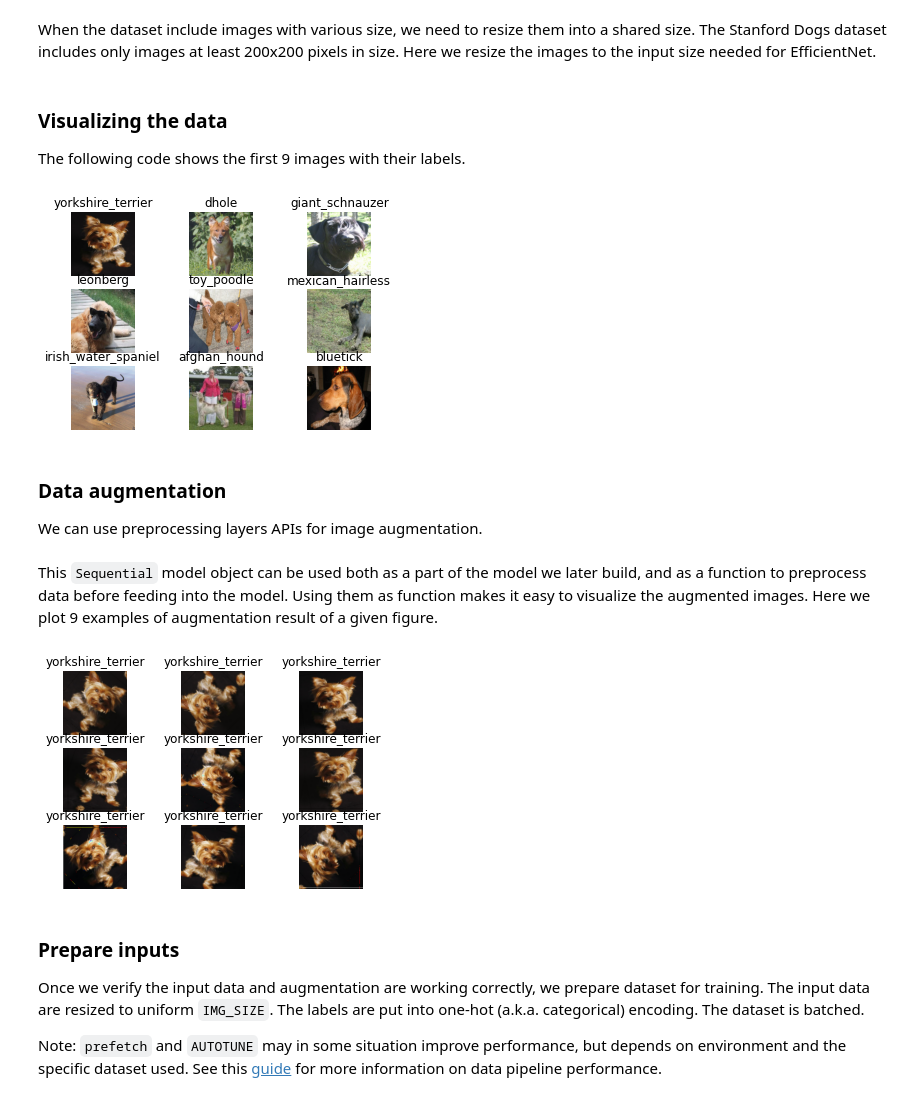
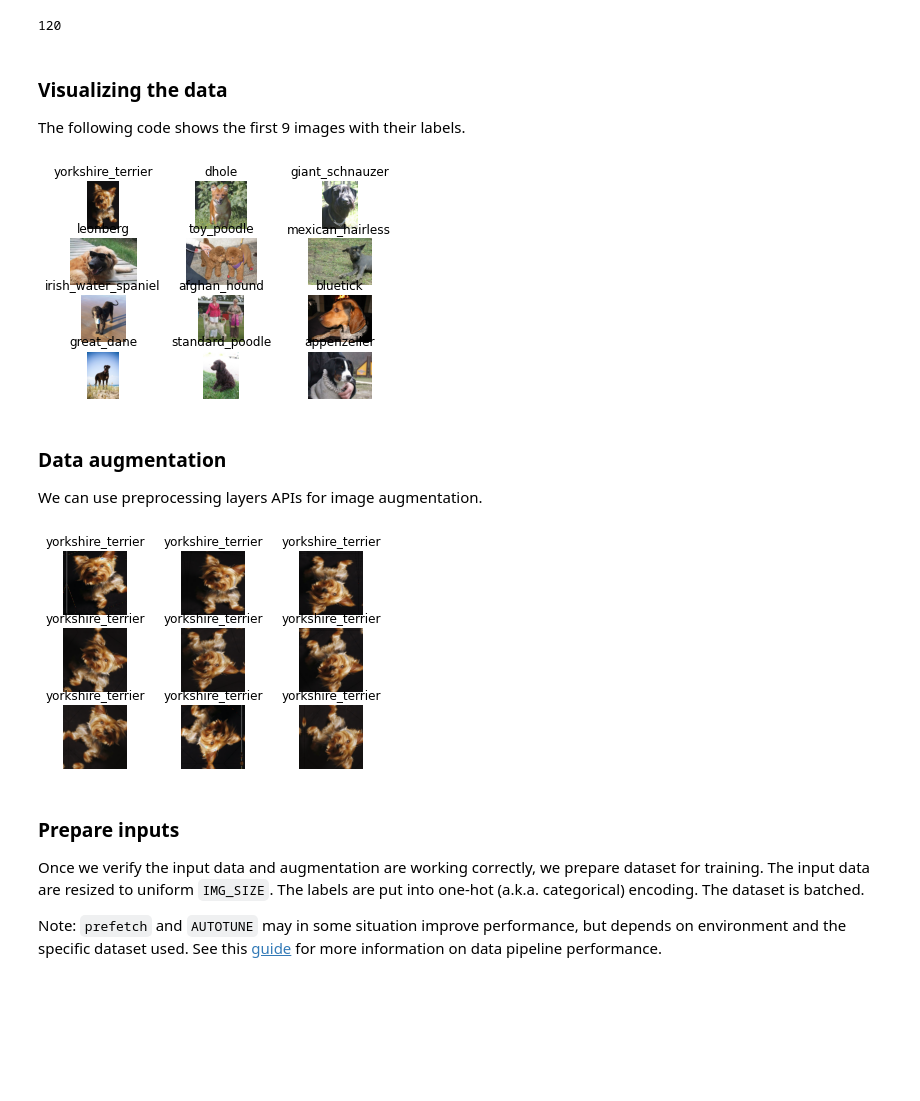
Before and after one commit to tabris2015/dog-breed-detection-service, a Jupyter notebook: notebooks/efficientnet_transfer_learning.ipynb, the cells around one changed output. Cells and saved outputs as stored; diff of their text form; code cells hidden in the pictures; blank space fills up the shorter version.

```diff
--- a/notebooks/efficientnet_transfer_learning.ipynb
+++ b/notebooks/efficientnet_transfer_learning.ipynb
@@ -13,10 +13,9 @@ dataset_name = "stanford_dogs"
     dataset_name, split=["train", "test"], with_info=True, as_supervised=True
 )
 NUM_CLASSES = ds_info.features["label"].num_classes
+print(ds_info.features['label'].num_classes)
+# %% [output]
+120
-# %% [markdown]
-When the dataset include images with various size, we need to resize them into a
-shared size. The Stanford Dogs dataset includes only images at least 200x200
-pixels in size. Here we resize the images to the input size needed for EfficientNet.
 # %%
 size = (IMG_SIZE, IMG_SIZE)
 ds_train = ds_train.map(lambda image, label: (tf.image.resize(image, size), label))
@@ -28,20 +27,20 @@ The following code shows the first 9 images with their labels.
 # %%
 import matplotlib.pyplot as plt
 
 
 def format_label(label):
     string_label = label_info.int2str(label)
     return string_label.split("-")[1]
 
 
 label_info = ds_info.features["label"]
-for i, (image, label) in enumerate(ds_train.take(9)):
-    ax = plt.subplot(3, 3, i + 1)
+for i, (image, label) in enumerate(ds_train.take(12)):
+    ax = plt.subplot(4, 3, i + 1)
     plt.imshow(image.numpy().astype("uint8"))
     plt.title("{}".format(format_label(label)))
     plt.axis("off")
 # %% [output]
-[figure, old version]
+[figure, new version]
 # %% [markdown]
 ### Data augmentation
 
@@ -60,12 +59,6 @@ img_augmentation = Sequential(
     ],
     name="img_augmentation",
 )
-# %% [markdown]
-This `Sequential` model object can be used both as a part of
-the model we later build, and as a function to preprocess
-data before feeding into the model. Using them as function makes
-it easy to visualize the augmented images. Here we plot 9 examples
-of augmentation result of a given figure.
 # %%
 for image, label in ds_train.take(1):
     for i in range(9):
@@ -75,7 +68,7 @@ for image, label in ds_train.take(1):
         plt.title("{}".format(format_label(label)))
         plt.axis("off")
 # %% [output]
-[figure, old version]
+[figure, new version]
 # %% [markdown]
 ### Prepare inputs
 
```
Also changed, not shown: parts of 4 cells of this notebook.
